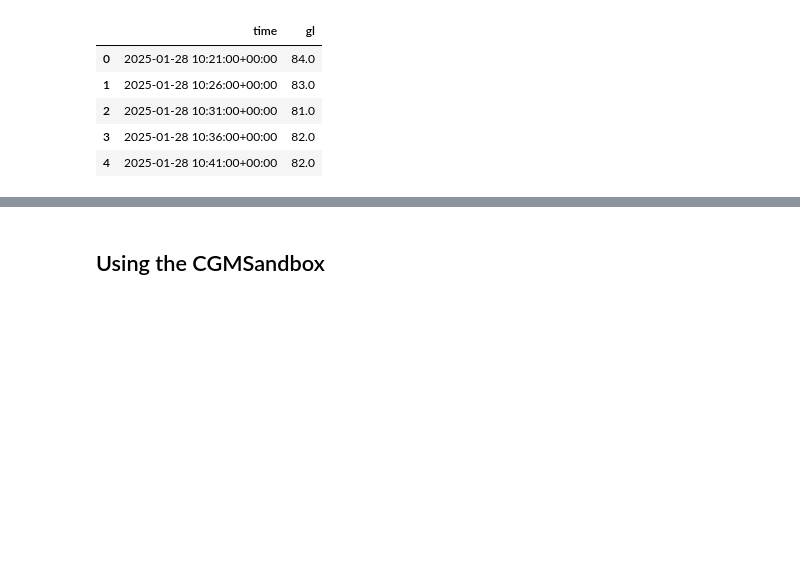
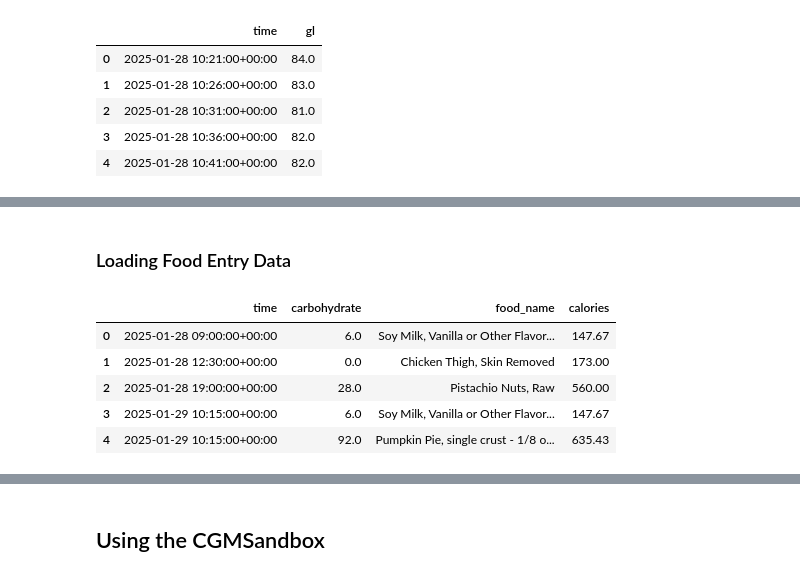
Before and after one commit to billchen0/cgm-sandbox, a Jupyter notebook: visualize_sample.ipynb, the cells around one changed output, grey strips where cells are left out. Drawn from its saved outputs; the diff is of its cells as text; code cells hidden in the pictures; blank space fills up the shorter version.

Commit message:
updated all the loader functions to accomadate jhe client data

```diff
--- a/visualize_sample.ipynb
+++ b/visualize_sample.ipynb
@@ -105,0 +130,18 @@ cgm_df.head()
+# %% [markdown]
+### Loading Food Entry Data
+# %%
+client_food_df = jh_client.list_observations_df(
+    patient_id = patient_id,
+    study_id = study_id,
+    code = Code.FOOD_ENTRY.value
+)
+
+food_df = load_food_entry_data(source="client", client_df=client_food_df)
+food_df.head()
+# %% [output]
+|  | time | carbohydrate | food_name | calories |
+| 0 | 2025-01-28 09:00:00+00:00 | 6.0 | Soy Milk, Vanilla or Other Flavor... | 147.67 |
+| 1 | 2025-01-28 12:30:00+00:00 | 0.0 | Chicken Thigh, Skin Removed | 173.00 |
+| 2 | 2025-01-28 19:00:00+00:00 | 28.0 | Pistachio Nuts, Raw | 560.00 |
+| 3 | 2025-01-29 10:15:00+00:00 | 6.0 | Soy Milk, Vanilla or Other Flavor... | 147.67 |
+| 4 | 2025-01-29 10:15:00+00:00 | 92.0 | Pumpkin Pie, single crust - 1/8 o... | 635.43 |
```
Also changed, not shown: parts of 7 cells of this notebook, 2 other files.
